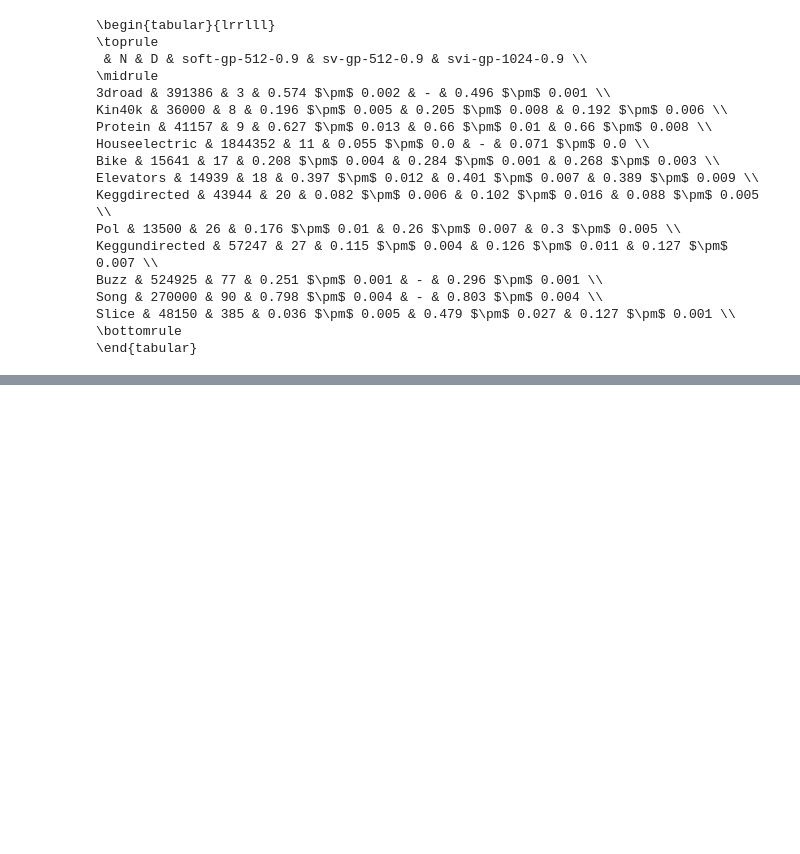
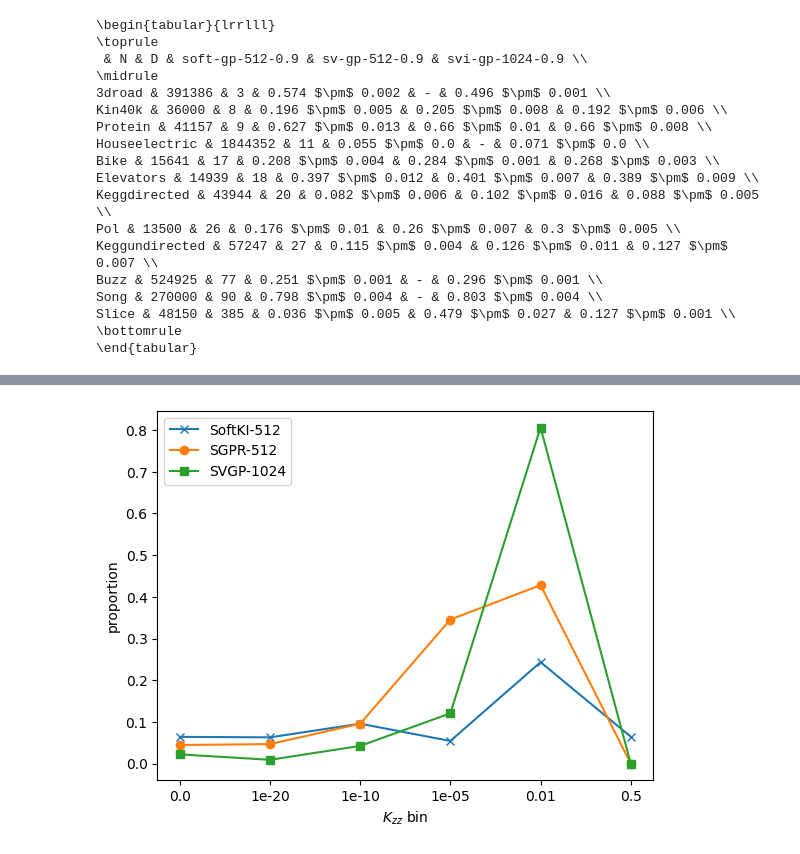
Before and after one commit to danehuang/softki, a Jupyter notebook: analysis/comparison.ipynb, the cells around one changed output, grey strips where cells are left out. Drawn from its saved outputs; the diff is of its cells as text; code cells hidden in the pictures; blank space fills up the shorter version.

```diff
--- a/analysis/comparison.ipynb
+++ b/analysis/comparison.ipynb
@@ -284,0 +395,4 @@ Slice & 48150 & 385 & 3.172 $\pm$ 0.044 & 4.425 $\pm$ 0.081 & 5.008 $\pm$ 0.073
+# %%
+plot_bins("keggdirected")
+# %% [output]
+[figure, added]
```
Also changed, not shown: parts of 14 cells of this notebook.
